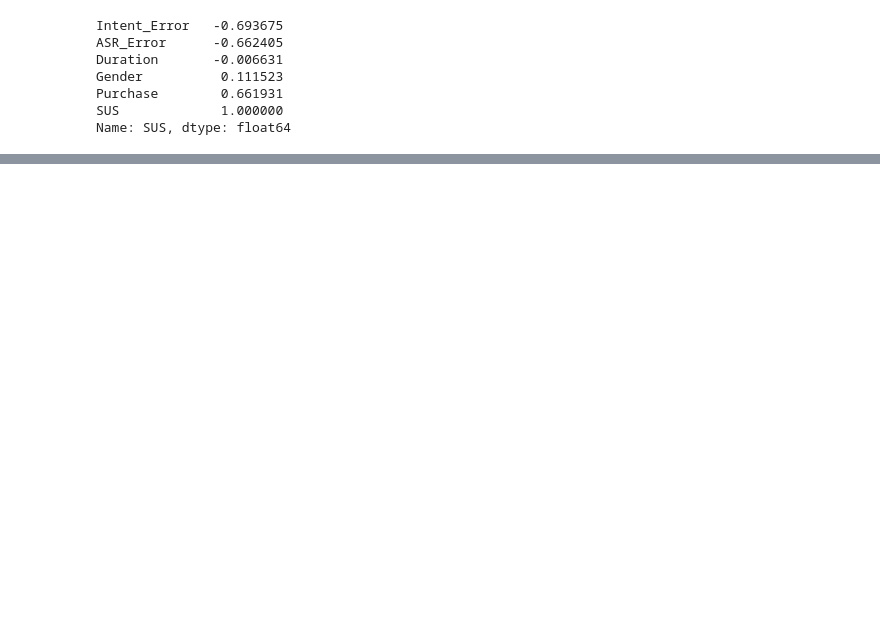
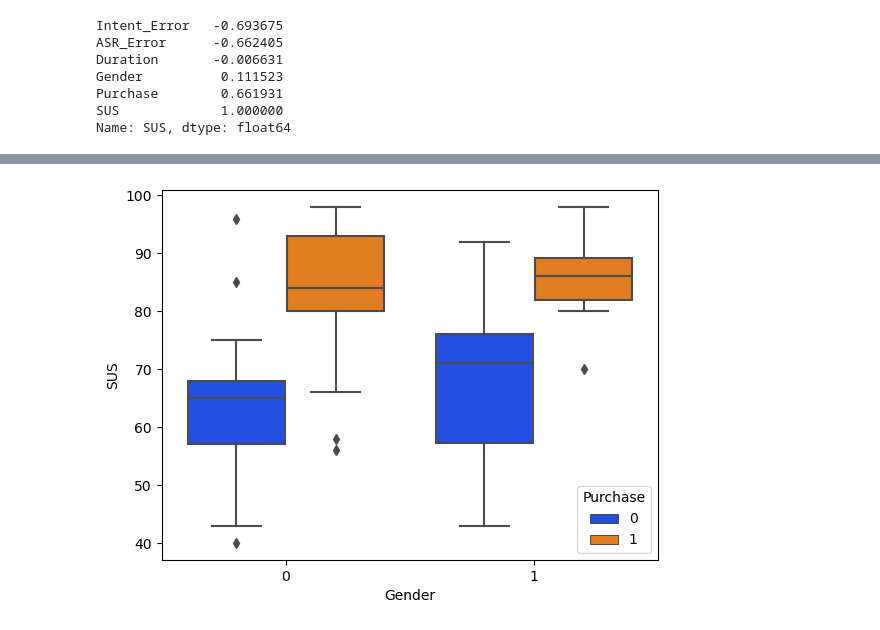
Before and after one commit to linyanna/multimodal-machine-learning, a Jupyter notebook: Assignment 1/Assignment1_pt2.ipynb, the cells around one changed output, grey strips where cells are left out. Saved outputs shown, nothing was run; the diff lists cells and outputs as text; code cells hidden in the pictures; blank space fills up the shorter version.

```diff
--- a/Assignment 1/Assignment1_pt2.ipynb
+++ b/Assignment 1/Assignment1_pt2.ipynb
@@ -35,0 +61,6 @@ Name: SUS, dtype: float64
+# %%
+# compare SUS between genders of purchases
+sns.boxplot(x="Gender", y="SUS", hue="Purchase", data=df, palette='bright')
+plt.show() # 0-Female, 1-Male
+# %% [output]
+[figure, added]
```
Also changed, not shown: parts of 11 cells of this notebook, 1 other file.
